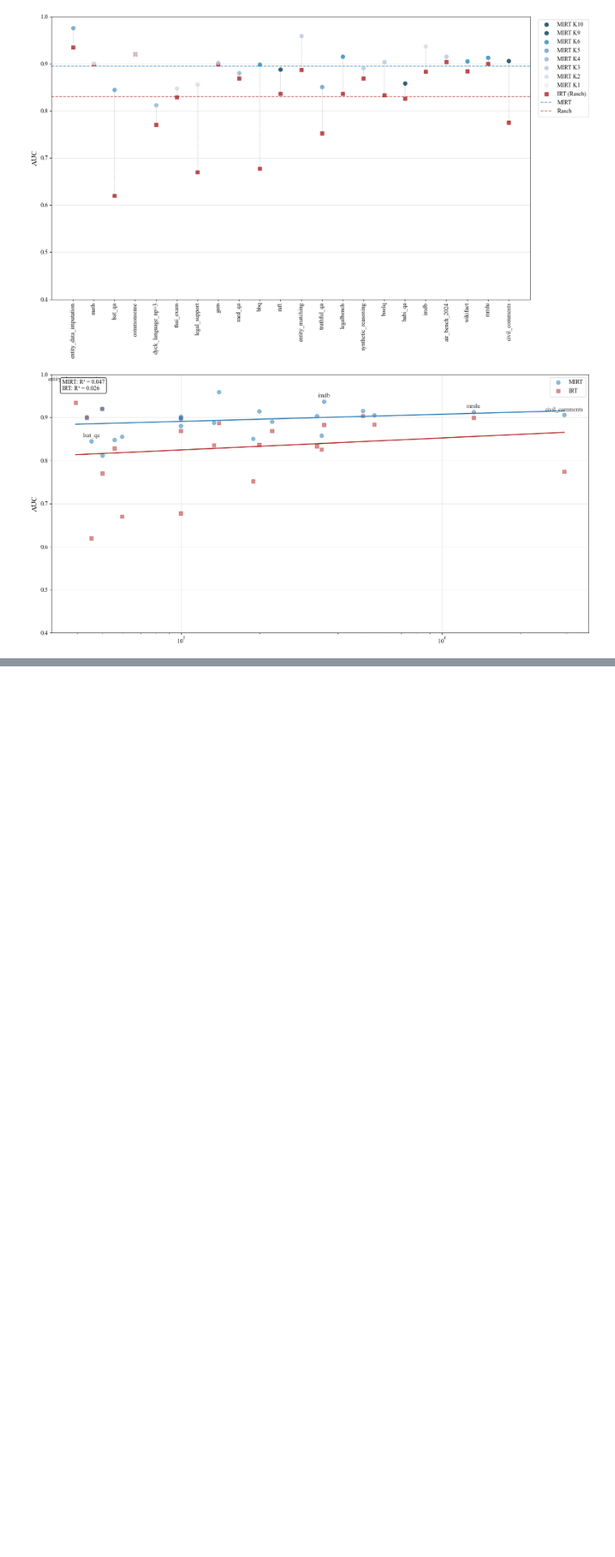
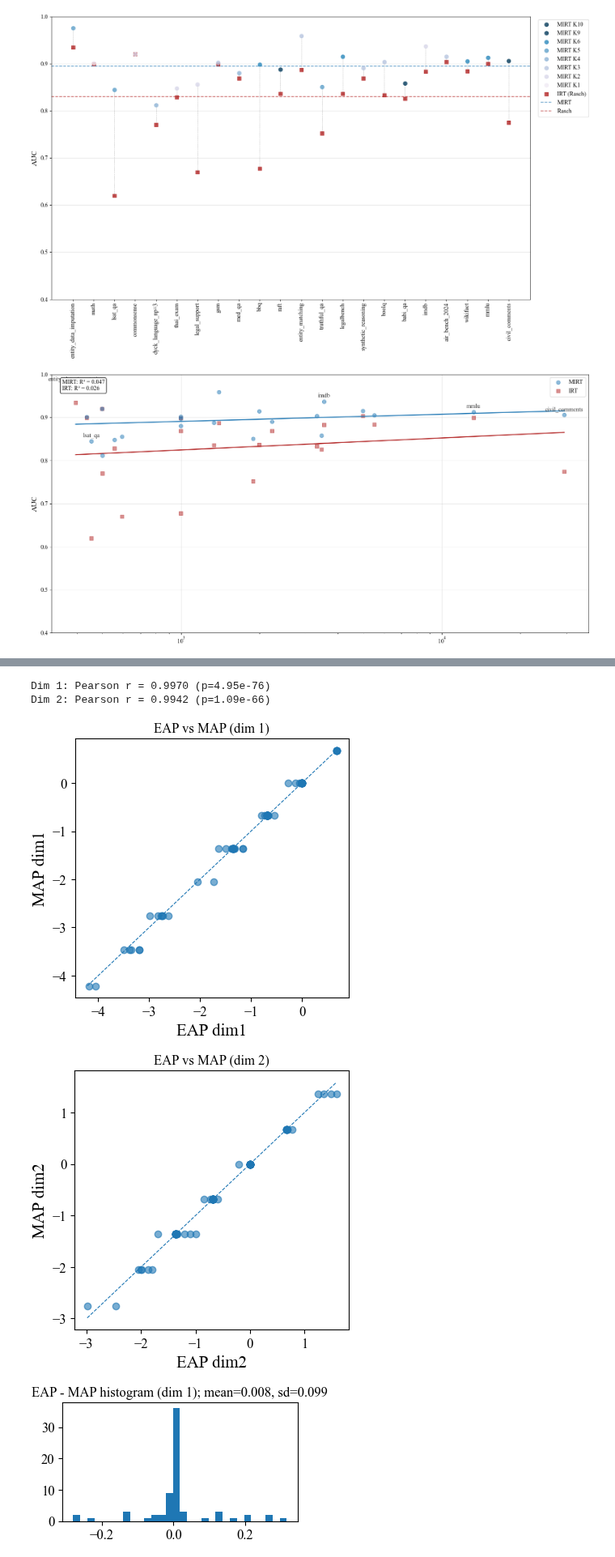
Before and after one commit to ronanhansel/reeval-multi, a Jupyter notebook: mirt-official/calibration.ipynb, the cells around one changed output, grey strips where cells are left out. Shown at 81% size. Cells and saved outputs as stored; diff of their text form; code cells hidden in the pictures; blank space fills up the shorter version.

```diff
--- a/mirt-official/calibration.ipynb
+++ b/mirt-official/calibration.ipynb
@@ -699,0 +755,34 @@ TypeError: can't multiply sequence by non-int of type 'float'
+# %%
+import numpy as np
+import matplotlib.pyplot as plt
+import scipy.stats as stats
+
+# 1) Correlation between EAP and MAP per dimension
+for dim in range(eap.shape[1]):
+    r, p = stats.pearsonr(eap[:,dim], map_[:,dim])
+    print(f"Dim {dim+1}: Pearson r = {r:.4f} (p={p:.3g})")
+
+# 2) Scatterplot EAP vs MAP for each dimension
+for dim in range(eap.shape[1]):
+    plt.figure(figsize=(4,4))
+    plt.scatter(eap[:,dim], map_[:,dim], alpha=0.6)
+    mn = min(eap[:,dim].min(), map_[:,dim].min())
+    mx = max(eap[:,dim].max(), map_[:,dim].max())
+    plt.plot([mn,mx],[mn,mx], '--', linewidth=0.8)  # y=x
+    plt.xlabel(f"EAP dim{dim+1}")
+    plt.ylabel(f"MAP dim{dim+1}")
+    plt.title(f"EAP vs MAP (dim {dim+1})")
+    plt.show()
+
+# 3) Bland-Altman style: distribution of differences
+diff = eap - map_
+for dim in range(eap.shape[1]):
+    plt.hist(diff[:,dim], bins=30)
+    plt.title(f"EAP - MAP histogram (dim {dim+1}); mean={diff[:,dim].mean():.3f}, sd={diff[:,dim].std():.3f}")
+    plt.show()
+# %% [output]
+Dim 1: Pearson r = 0.9970 (p=4.95e-76)
+Dim 2: Pearson r = 0.9942 (p=1.09e-66)
+[figure, added]
+[figure, added]
+[figure, added]
```
Also changed, not shown: parts of 12 cells of this notebook, 3 other files.
